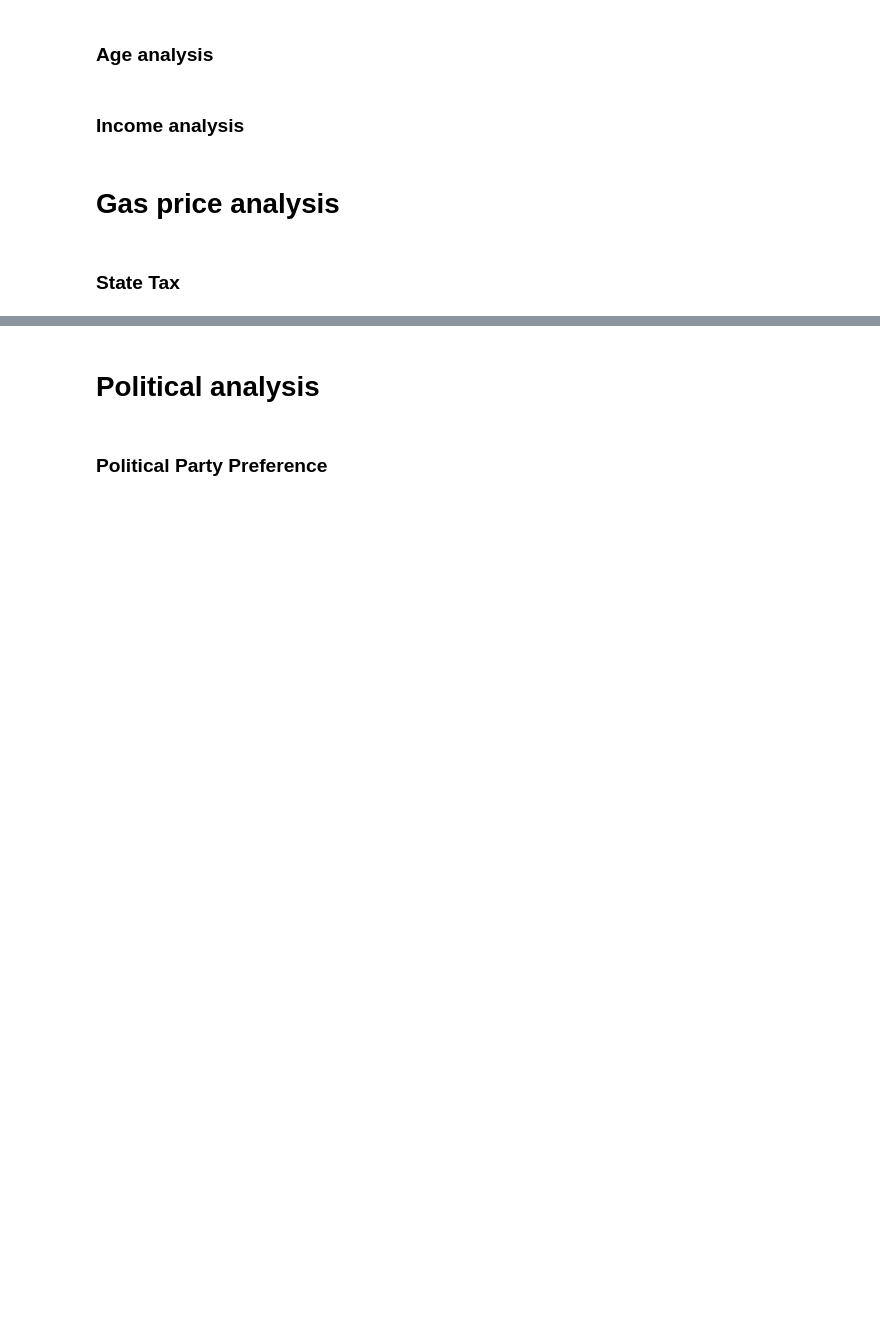
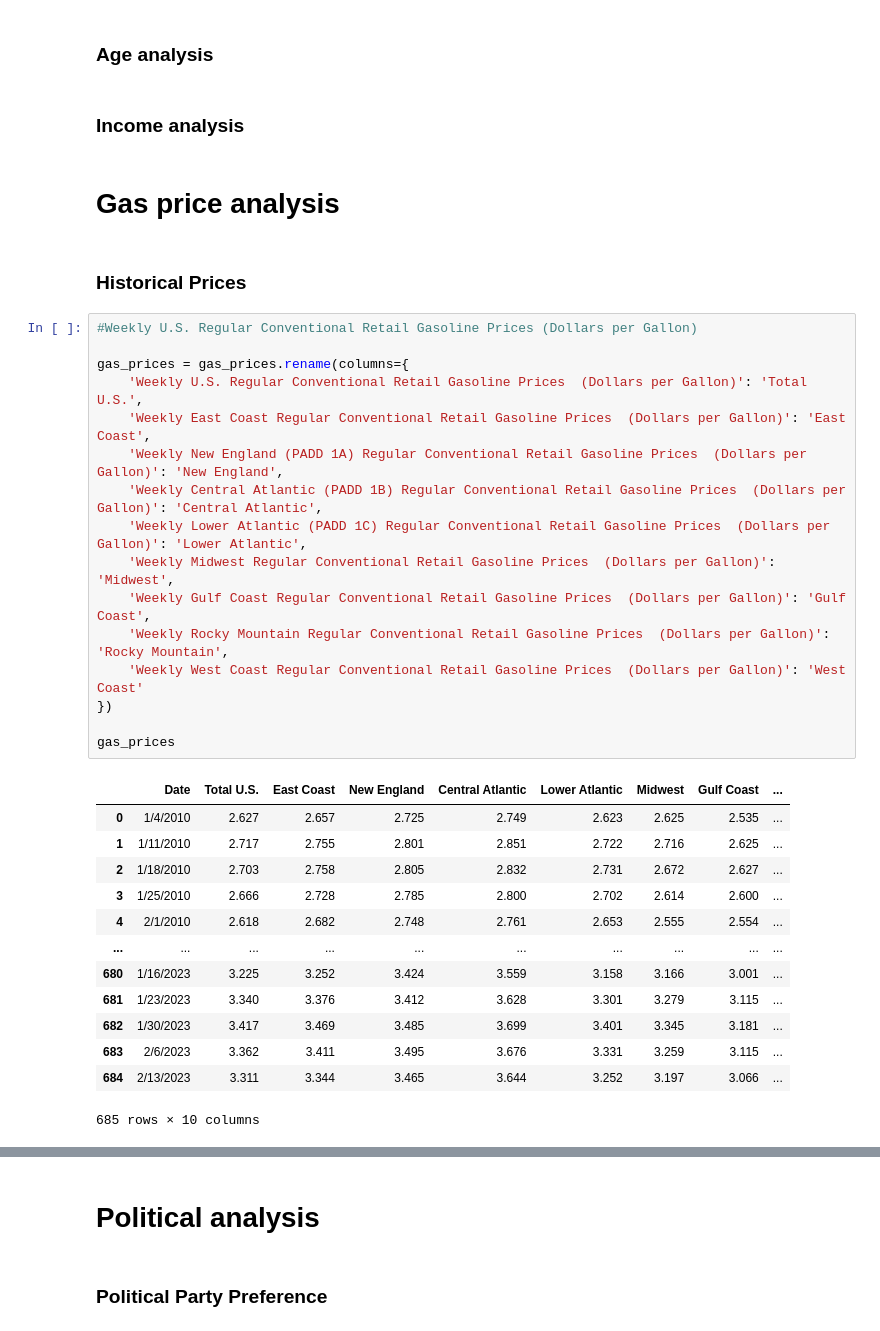
Before and after one commit to minmincg/ElectricCar_Analysis, a Jupyter notebook: Analysis/Analysis.ipynb, the cells around one changed output, grey strips where cells are left out. Cells and saved outputs as stored; diff of their text form; blank space fills up the shorter version.

```diff
--- a/Analysis/Analysis.ipynb
+++ b/Analysis/Analysis.ipynb
@@ -106,5 +107,35 @@ ed_df
 ### Income analysis
 # %% [markdown]
 # Gas price analysis
-# %% [markdown]
-### State Tax
+# %% [markdown]
+### Historical Prices
+# %%
+#Weekly U.S. Regular Conventional Retail Gasoline Prices (Dollars per Gallon)
+
+gas_prices = gas_prices.rename(columns={
+    'Weekly U.S. Regular Conventional Retail Gasoline Prices  (Dollars per Gallon)': 'Total U.S.',
+    'Weekly East Coast Regular Conventional Retail Gasoline Prices  (Dollars per Gallon)': 'East Coast',
+    'Weekly New England (PADD 1A) Regular Conventional Retail Gasoline Prices  (Dollars per Gallon)': 'New England',
+    'Weekly Central Atlantic (PADD 1B) Regular Conventional Retail Gasoline Prices  (Dollars per Gallon)': 'Central Atlantic',
+    'Weekly Lower Atlantic (PADD 1C) Regular Conventional Retail Gasoline Prices  (Dollars per Gallon)': 'Lower Atlantic',
+    'Weekly Midwest Regular Conventional Retail Gasoline Prices  (Dollars per Gallon)': 'Midwest',
+    'Weekly Gulf Coast Regular Conventional Retail Gasoline Prices  (Dollars per Gallon)': 'Gulf Coast',
+    'Weekly Rocky Mountain Regular Conventional Retail Gasoline Prices  (Dollars per Gallon)': 'Rocky Mountain',
+    'Weekly West Coast Regular Conventional Retail Gasoline Prices  (Dollars per Gallon)': 'West Coast'
+})
+
+gas_prices
+# %% [output]
+|  | Date | Total U.S. | East Coast | New England | Central Atlantic | Lower Atlantic | Midwest | Gulf Coast | ... |
+| 0 | 1/4/2010 | 2.627 | 2.657 | 2.725 | 2.749 | 2.623 | 2.625 | 2.535 | ... |
+| 1 | 1/11/2010 | 2.717 | 2.755 | 2.801 | 2.851 | 2.722 | 2.716 | 2.625 | ... |
+| 2 | 1/18/2010 | 2.703 | 2.758 | 2.805 | 2.832 | 2.731 | 2.672 | 2.627 | ... |
+| 3 | 1/25/2010 | 2.666 | 2.728 | 2.785 | 2.800 | 2.702 | 2.614 | 2.600 | ... |
+| 4 | 2/1/2010 | 2.618 | 2.682 | 2.748 | 2.761 | 2.653 | 2.555 | 2.554 | ... |
+| ... | ... | ... | ... | ... | ... | ... | ... | ... | ... |
+| 680 | 1/16/2023 | 3.225 | 3.252 | 3.424 | 3.559 | 3.158 | 3.166 | 3.001 | ... |
+| 681 | 1/23/2023 | 3.340 | 3.376 | 3.412 | 3.628 | 3.301 | 3.279 | 3.115 | ... |
+| 682 | 1/30/2023 | 3.417 | 3.469 | 3.485 | 3.699 | 3.401 | 3.345 | 3.181 | ... |
+| 683 | 2/6/2023 | 3.362 | 3.411 | 3.495 | 3.676 | 3.331 | 3.259 | 3.115 | ... |
+| 684 | 2/13/2023 | 3.311 | 3.344 | 3.465 | 3.644 | 3.252 | 3.197 | 3.066 | ... |
+685 rows × 10 columns
```
Also changed, not shown: parts of 5 cells of this notebook, 2 other files.
